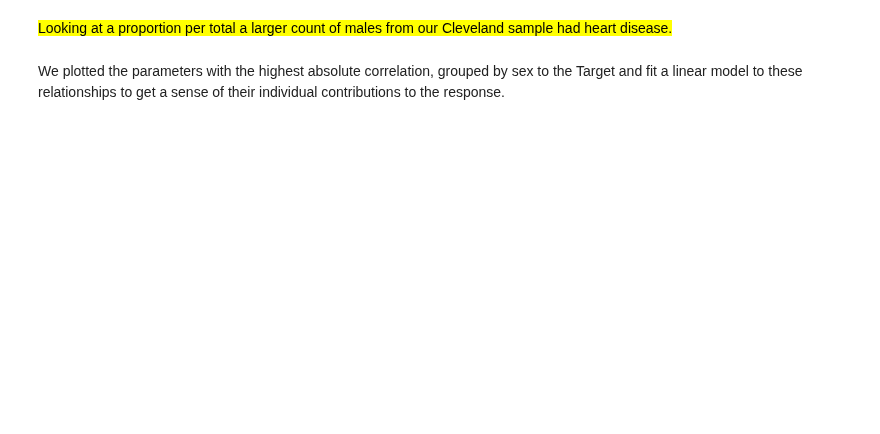
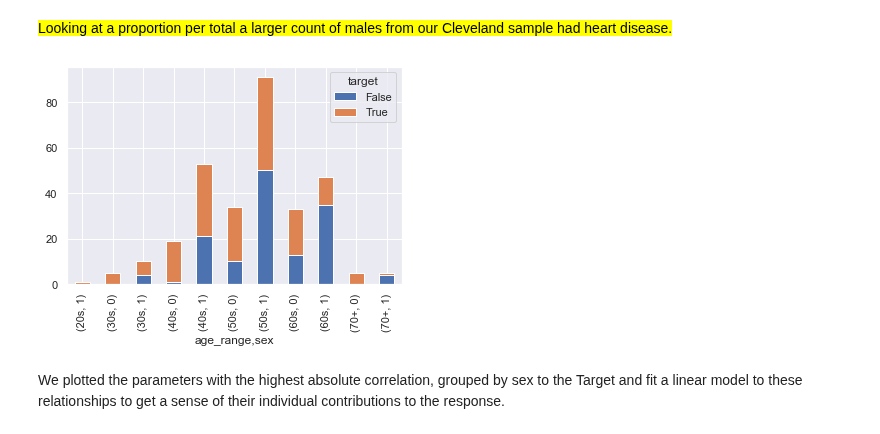
Before and after one commit to realdanielbyrne/Data_Mining_Labs, a Jupyter notebook: Lab1.ipynb, the cells around one changed output. Cells and saved outputs as stored; diff of their text form; code cells hidden in the pictures; blank space fills up the shorter version.

```diff
--- a/Lab1.ipynb
+++ b/Lab1.ipynb
@@ -401,10 +417,10 @@ ax = target.plot(kind='barh')
 <mark>Looking at a proportion per total a larger count of males from our Cleveland sample had heart disease.</mark>
 # %%
 #we can see proportion per actual counts
-hd = pd.crosstab([df['age_range'],df['sex']],
-                              df.target.astype(bool))
-hd.plot(kind='bar',
-                     stacked=True)
+hd = pd.crosstab([df['age_range'],df['sex']], df.target.astype(bool))
+hd.plot(kind='bar', stacked=True);
+# %% [output]
+[figure, added]
 # %% [markdown]
 We plotted the parameters with the highest absolute correlation, grouped by sex to the Target and fit a linear model to these relationships to get a sense of their individual contributions to the response.
 # %%
```
Also changed, not shown: parts of 9 cells of this notebook.
